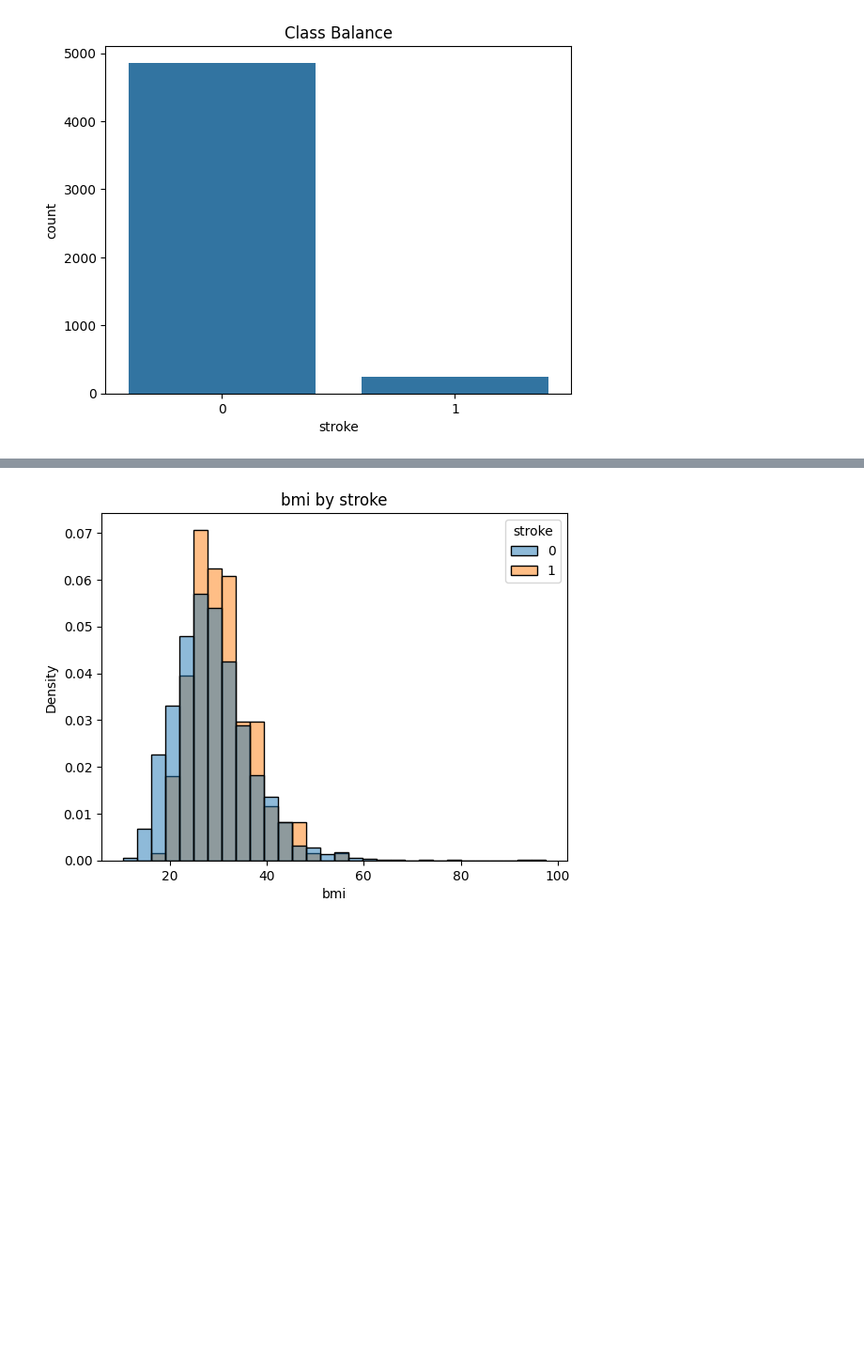
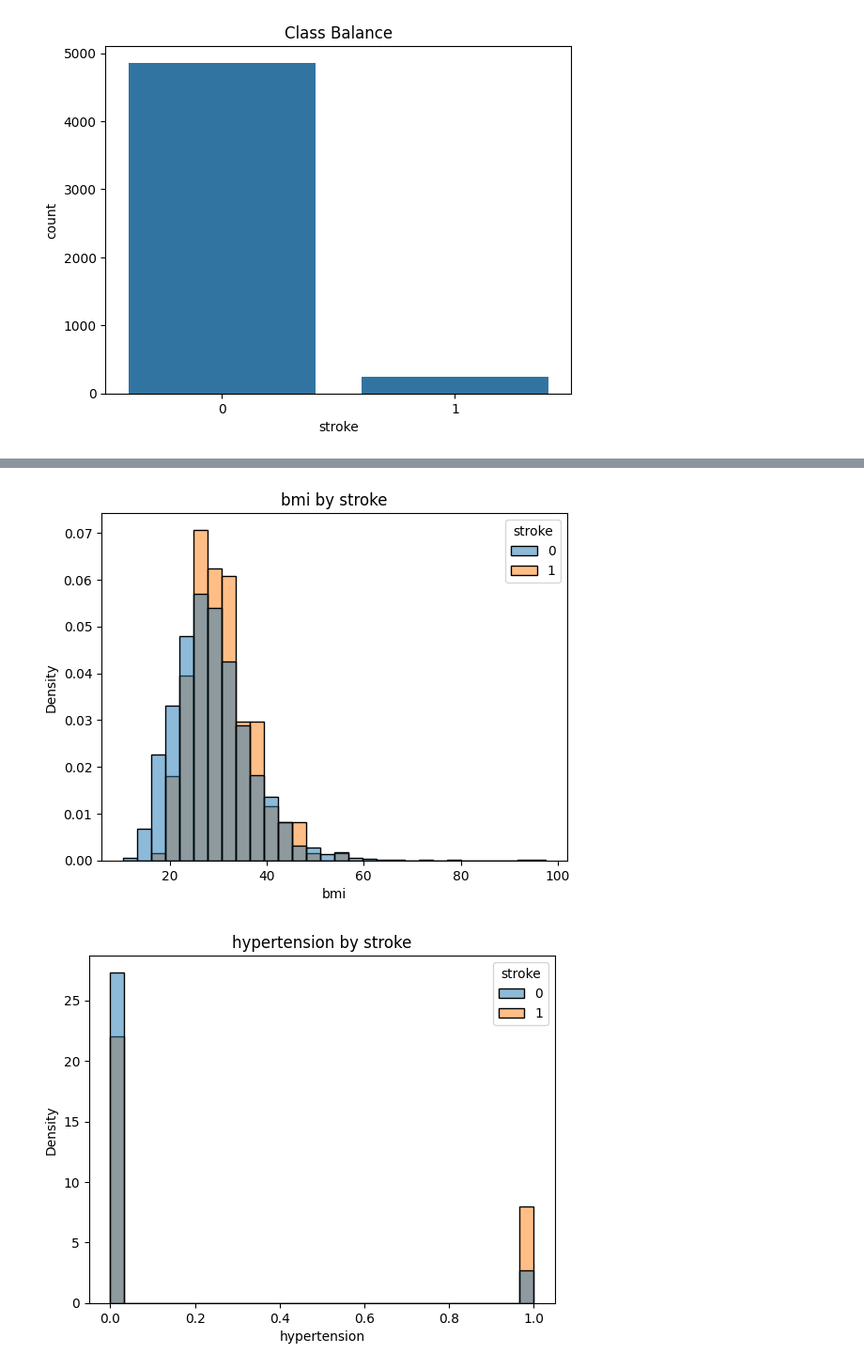
Before and after one commit to sean-code/stroke_project, a Jupyter notebook: notebooks/01_EDA_and_Cleaning.ipynb, the cells around one changed output, grey strips where cells are left out. Shown at 94% size. Cells and saved outputs as stored; diff of their text form; code cells hidden in the pictures; blank space fills up the shorter version.

```diff
--- a/notebooks/01_EDA_and_Cleaning.ipynb
+++ b/notebooks/01_EDA_and_Cleaning.ipynb
@@ -58,15 +58,16 @@ memory usage: 479.2+ KB
 # %%
 # Check for missisng values
 df.isna().sum().sort_values(ascending=False)
 
 # quick distributions (numeric)
-num_cols = ['age','avg_glucose_level','bmi']
+num_cols = ['age','avg_glucose_level','bmi', 'hypertension']
 for col in num_cols:
     if col in df.columns:
         sns.histplot(df, x=col, hue='stroke', bins=30, stat='density', common_norm=False)
         plt.title(f'{col} by stroke')
         plt.show()
 # %% [output]
 [figure]
 [figure]
 [figure]
+[figure, added]
```
Also changed, not shown: parts of 1 cell of this notebook, 2 other files.
